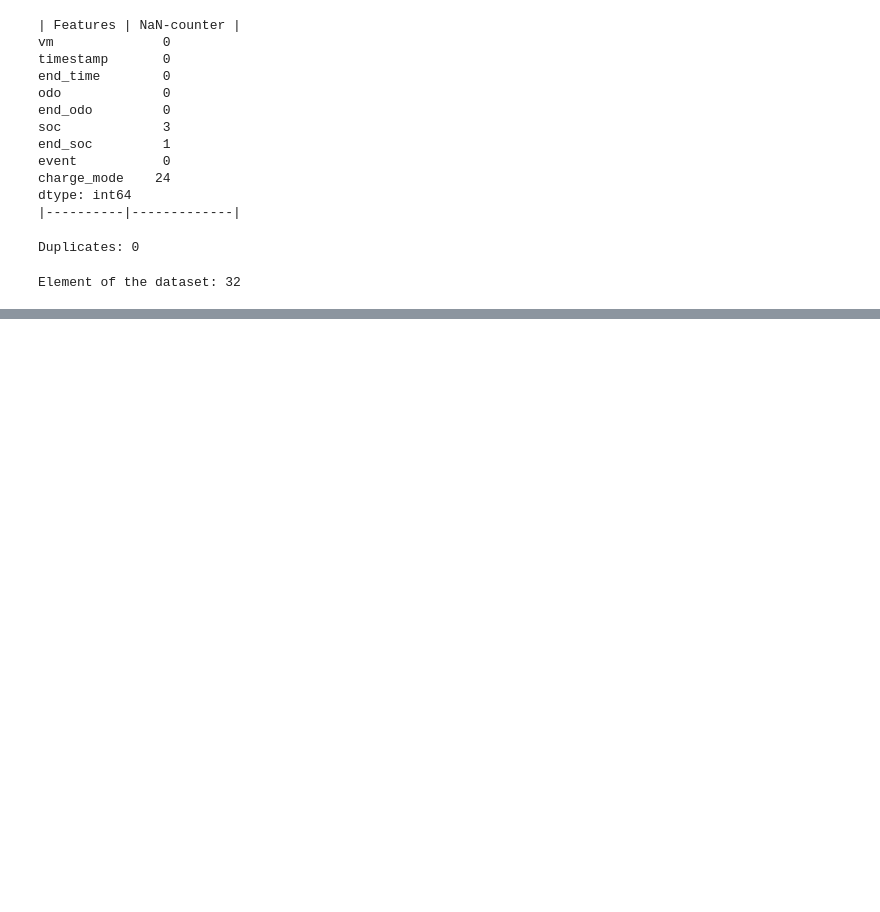
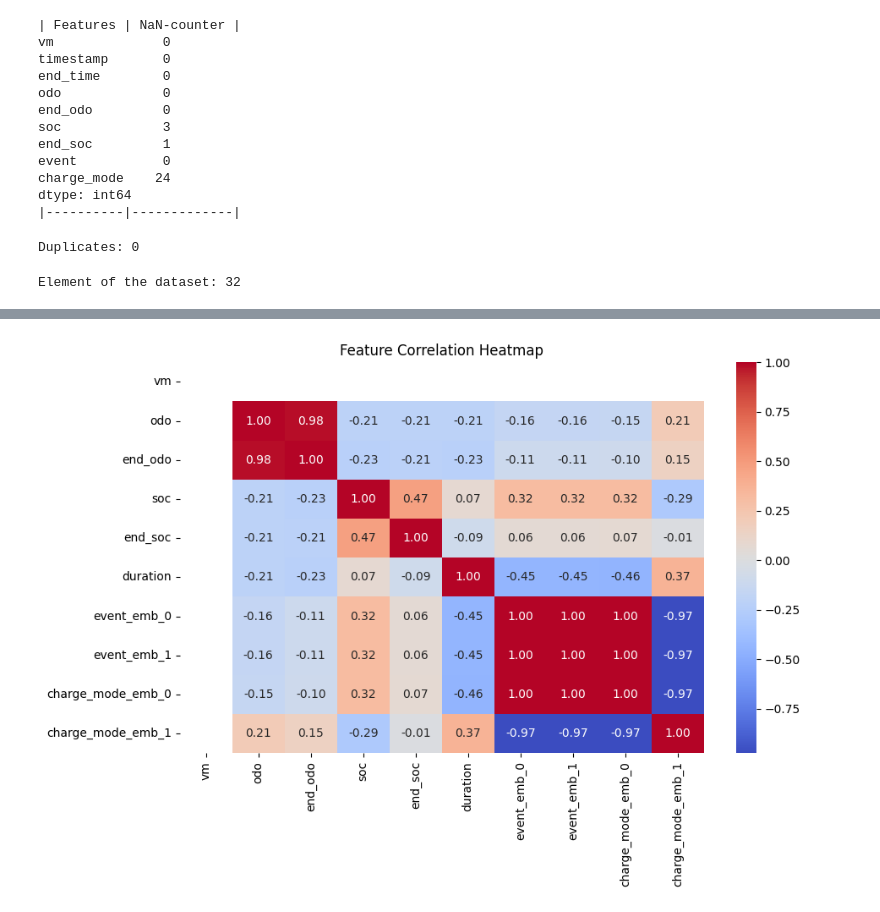
Before and after one commit to Gabriele-Raffaele/KoVAE, a Jupyter notebook: preprocess/data_preprocessing.ipynb, the cells around one changed output, grey strips where cells are left out. Cells and saved outputs as stored; diff of their text form; code cells hidden in the pictures; blank space fills up the shorter version.

```diff
--- a/preprocess/data_preprocessing.ipynb
+++ b/preprocess/data_preprocessing.ipynb
@@ -188,0 +193,4 @@ memory usage: 2.2+ KB
+# %%
+#per la colonna vm, cambia tutti i valori che iniziano con -8.9 in 1 e in tipo float64
+data['vm'] = data['vm'].apply(lambda x: 1.0 if str(x).startswith('-8.9') else x)
+data['vm'] = data['vm'].astype('Float64')
@@ -227,0 +241,2 @@ data_encoded.to_csv('./Dataset_dumarey/dataset_rounded_cleaned.csv', index=False
+# %%
+data_embedded = data.copy()
@@ -227,0 +320,4 @@ data_encoded.to_csv('./Dataset_dumarey/dataset_rounded_cleaned.csv', index=False
+# %%
+cols_to_convert = ['event_emb_0','event_emb_1', 'charge_mode_emb_0', 'charge_mode_emb_1']
+data_embedded[cols_to_convert] = data_embedded[cols_to_convert].astype('float64')
+data_embedded.info()
@@ -227,0 +344,13 @@ data_encoded.to_csv('./Dataset_dumarey/dataset_rounded_cleaned.csv', index=False
+# %%
+#selecting numerical columns
+numerical_cols = data_embedded.select_dtypes(include=['int64', 'float64']).columns.tolist()
+# Selecting only numerical columns for correlation
+numerical_data = data_embedded[numerical_cols]
+# %%
+
+plt.figure(figsize=(10, 6))
+g = sns.heatmap(numerical_data.corr(), annot=True, cmap="coolwarm", fmt=".2f")
+plt.title("Feature Correlation Heatmap")
+plt.show()
+# %% [output]
+[figure, added]
```
Also changed, not shown: parts of 25 cells of this notebook, 6 other files.
